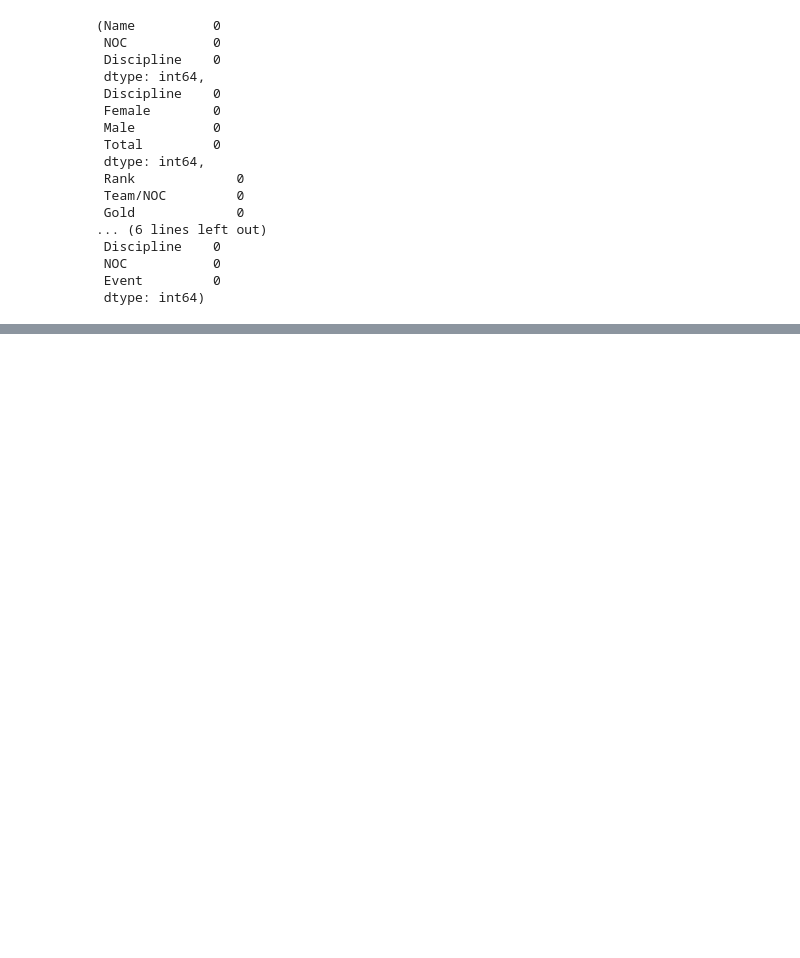
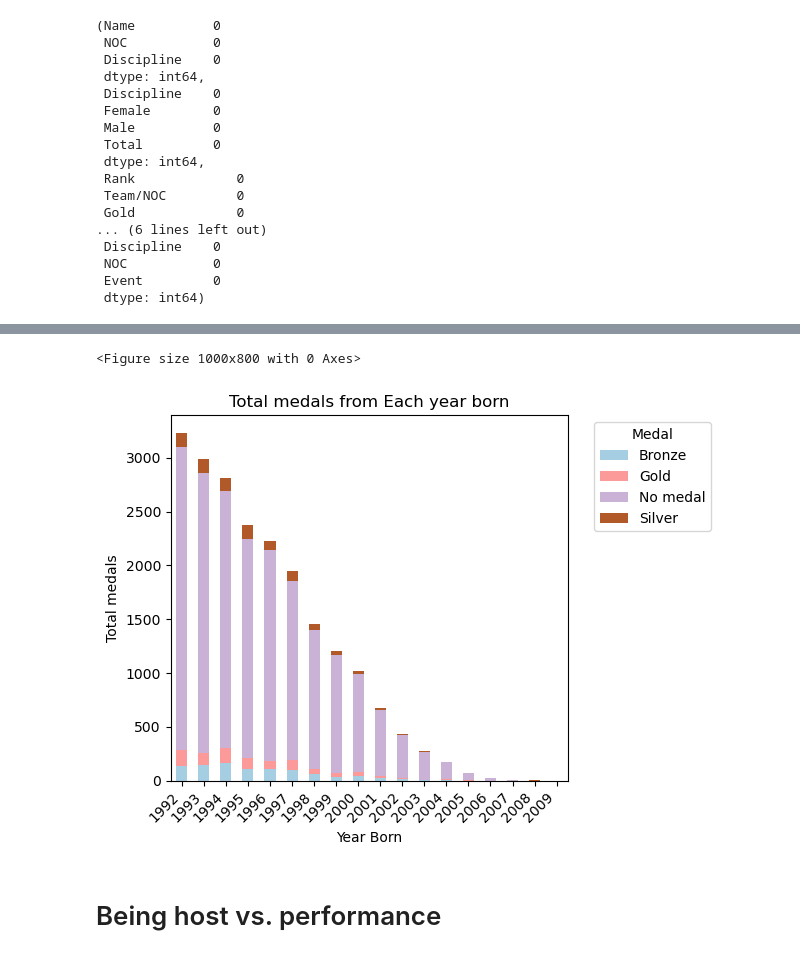
Before and after one commit to ezishr/CodeDex---Hackathon-Summer-2024, a Jupyter notebook: index.ipynb, the cells around one changed output, grey strips where cells are left out. Cells and saved outputs as stored; diff of their text form; code cells hidden in the pictures; blank space fills up the shorter version.

```diff
--- a/index.ipynb
+++ b/index.ipynb
@@ -45,0 +404,10 @@ missing_values_athletes, missing_values_gender, missing_values_medals, missing_v
+# %%
+df = athlete_full_info[['result_id','medal','born','athlete_id','country','country_noc']]
+df['born'].fillna('0000',inplace=True)
+df['born'] = df['born'].str[-4:]
+
+# idx = df[df['born'].str.contains('\)')].index
+df = df.loc[~df['born'].str.contains('\)')]
+df = df.loc[~df['born'].str.contains('0000')]
+df['born'] = pd.to_numeric(df['born'])
+df = df.loc[~(df['born'] < 1992)]
@@ -45,0 +430,3 @@ missing_values_athletes, missing_values_gender, missing_values_medals, missing_v
+# %%
+df2 = pd.DataFrame(df.groupby(['born','medal']).value_counts())
+df2
@@ -45,0 +448,18 @@ missing_values_athletes, missing_values_gender, missing_values_medals, missing_v
+# %%
+pivot_data2 = df2.pivot_table(index='born', columns='medal', values='count', aggfunc='sum')
+
+# Create a stacked bar plot
+plt.figure(figsize=(10, 8))
+pivot_data2.plot(kind='bar', stacked=True, colormap='Paired')
+plt.xlabel('Year Born')
+plt.ylabel('Total medals')
+plt.title('Total medals from Each year born')
+plt.legend(title='Medal', bbox_to_anchor=(1.05, 1), loc='upper left')
+plt.xticks(rotation=45, ha='right')
+plt.tight_layout()
+plt.show()
+# %% [output]
+<Figure size 1000x800 with 0 Axes>
+[figure, added]
+# %% [markdown]
+# Being host vs. performance
```
Also changed, not shown: parts of 43 cells of this notebook, 3 other files.
